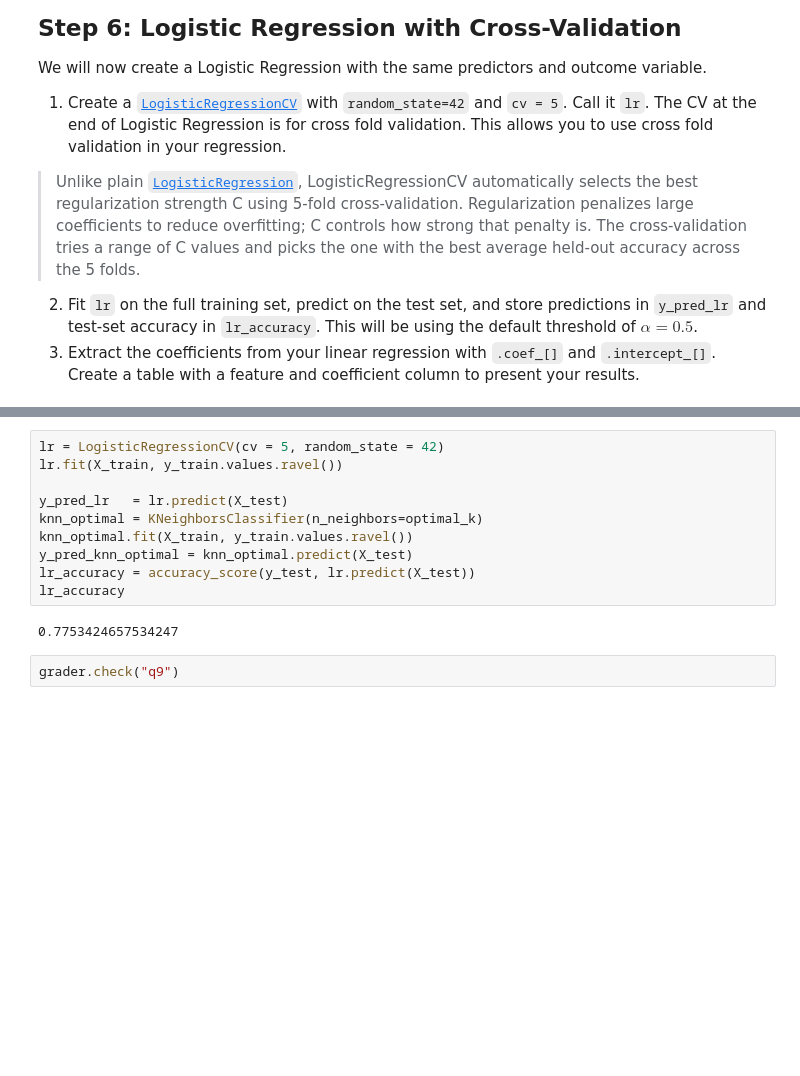
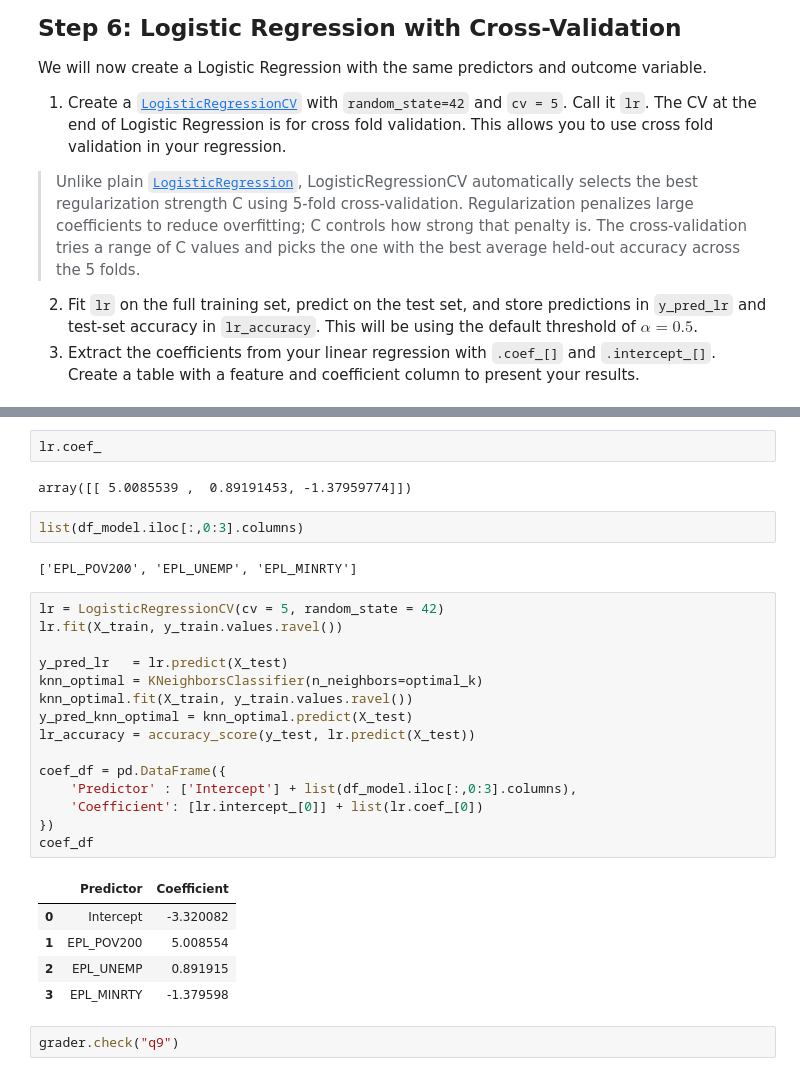
Before and after one commit to willrmull/assignment-2, a Jupyter notebook: hw2-task2.ipynb, the cells around one changed output, grey strips where cells are left out. Saved outputs shown, nothing was run; the diff lists cells and outputs as text; blank space fills up the shorter version.

```diff
--- a/hw2-task2.ipynb
+++ b/hw2-task2.ipynb
@@ -275,15 +281,32 @@ We will now create a Logistic Regression with the same predictors and outcome va
+# %%
+lr.coef_
+# %% [output]
+array([[ 5.0085539 ,  0.89191453, -1.37959774]])
+# %%
+list(df_model.iloc[:,0:3].columns)
+# %% [output]
+['EPL_POV200', 'EPL_UNEMP', 'EPL_MINRTY']
 # %%
 lr = LogisticRegressionCV(cv = 5, random_state = 42)
 lr.fit(X_train, y_train.values.ravel())
 
 y_pred_lr   = lr.predict(X_test)
 knn_optimal = KNeighborsClassifier(n_neighbors=optimal_k)
 knn_optimal.fit(X_train, y_train.values.ravel())
 y_pred_knn_optimal = knn_optimal.predict(X_test)
 lr_accuracy = accuracy_score(y_test, lr.predict(X_test))
-lr_accuracy
+
+coef_df = pd.DataFrame({
+    'Predictor' : ['Intercept'] + list(df_model.iloc[:,0:3].columns),
+    'Coefficient': [lr.intercept_[0]] + list(lr.coef_[0])
+})
+coef_df
 # %% [output]
-0.7753424657534247
+|  | Predictor | Coefficient |
+| 0 | Intercept | -3.320082 |
+| 1 | EPL_POV200 | 5.008554 |
+| 2 | EPL_UNEMP | 0.891915 |
+| 3 | EPL_MINRTY | -1.379598 |
 # %%
 grader.check("q9")
 # %% [output]
```
Also changed, not shown: parts of 14 cells of this notebook.
